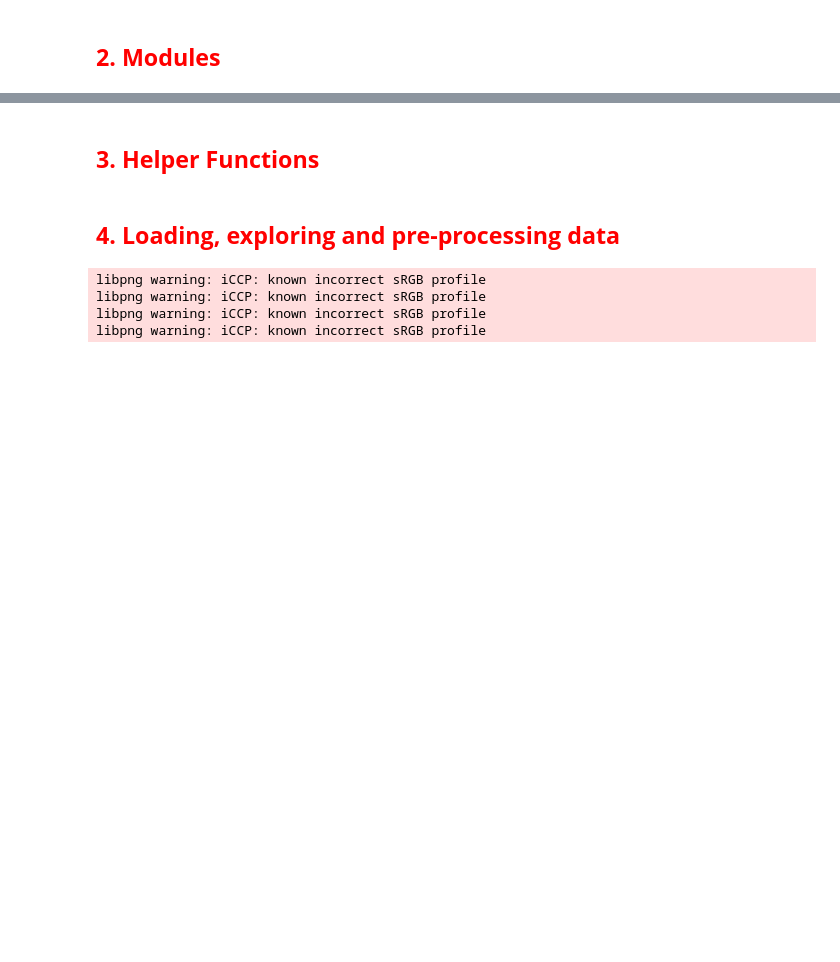
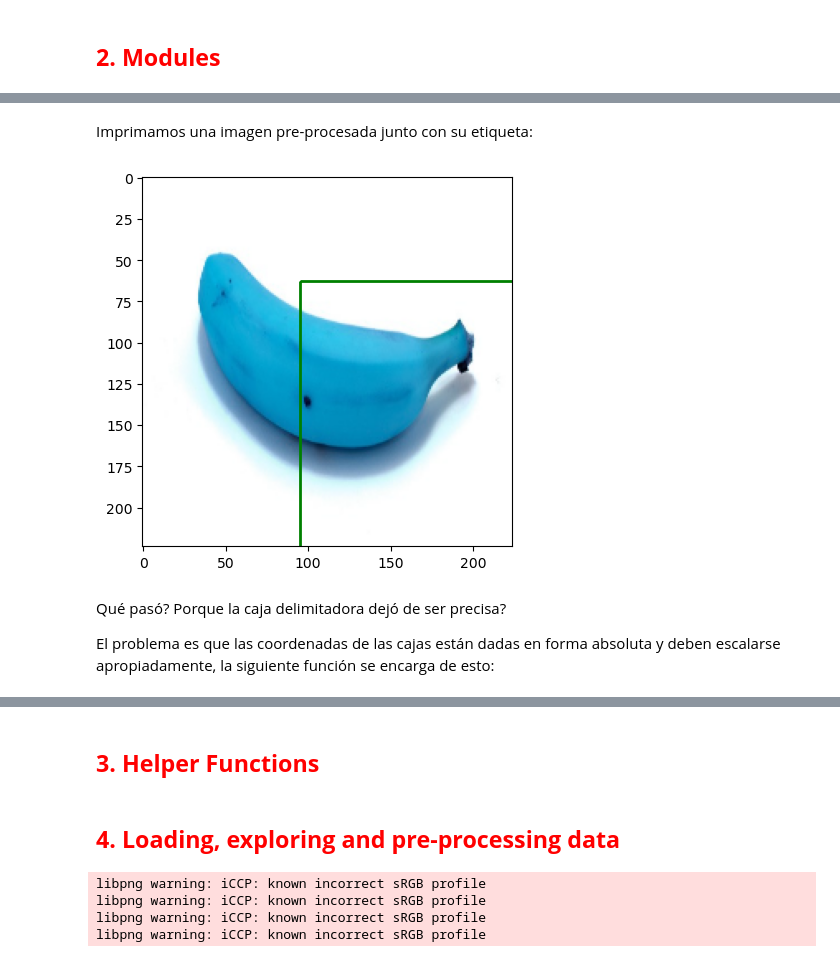
Before and after one commit to MNGARCIA085/Computer-Vision, a Jupyter notebook: Object Detection/TensorFlow/Fruit detection/Preprocessing.ipynb, the cells around one changed output, grey strips where cells are left out. Drawn from its saved outputs; the diff is of its cells as text; code cells hidden in the pictures; blank space fills up the shorter version.

```diff
--- a/Object Detection/TensorFlow/Fruit detection/Preprocessing.ipynb
+++ b/Object Detection/TensorFlow/Fruit detection/Preprocessing.ipynb
@@ -38,0 +227,19 @@ To enable the following instructions: AVX2 FMA, in other operations, rebuild Ten
+# %%
+# Ejemplo de preprocesamiento de imágenes y etiquetas
+def preprocess_image(image_path):
+    # Cargar la imagen y redimensionarla
+    image = cv2.imread(image_path)
+    image = cv2.resize(image, (224, 224)) # resize mantiene los canales de color!
+    #  Normalizar los valores de píxeles al rango [0, 1]
+    image = image / 255.0
+    return image
+# %% [markdown]
+Imprimamos una imagen pre-procesada junto con su etiqueta:
+# %%
+plot_image_and_label(preprocess_image(train_images[1]), train_labels[1][0:4])
+# %% [output]
+[figure, added]
+# %% [markdown]
+Qué pasó? Porque la caja delimitadora dejó de ser precisa?
+
+El problema es que las coordenadas de las cajas están dadas en forma absoluta y deben escalarse apropiadamente, la siguiente función se encarga de esto:
```
Also changed, not shown: parts of 39 cells of this notebook, 1 other file.
